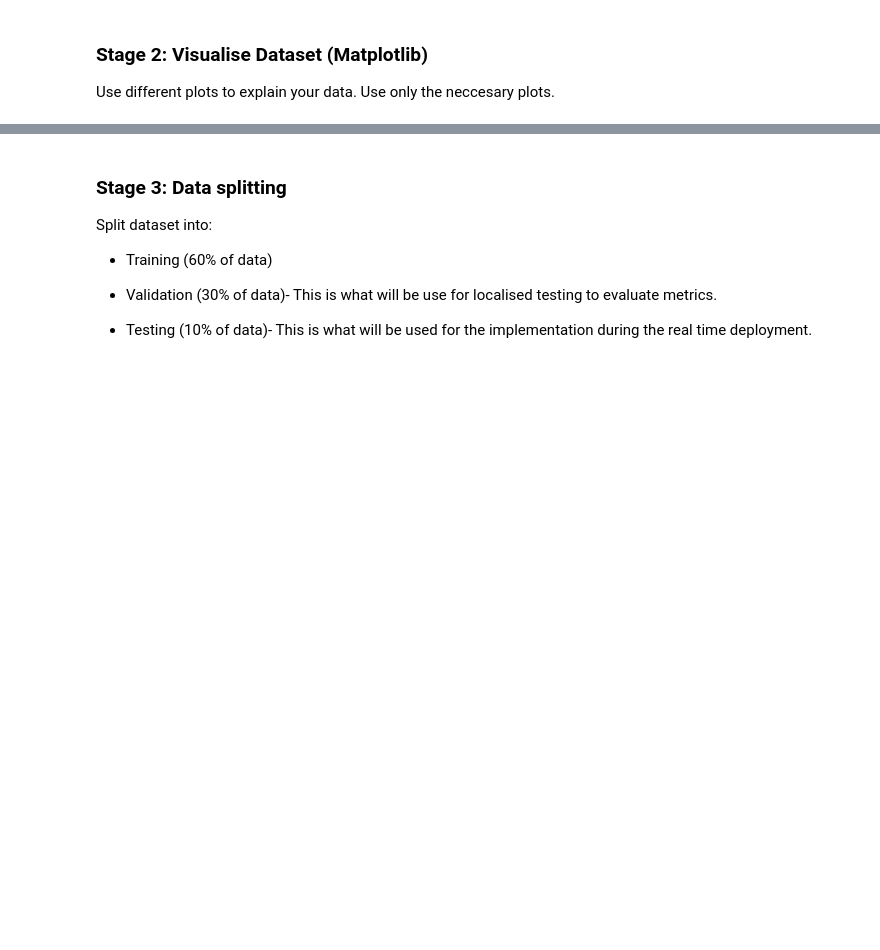
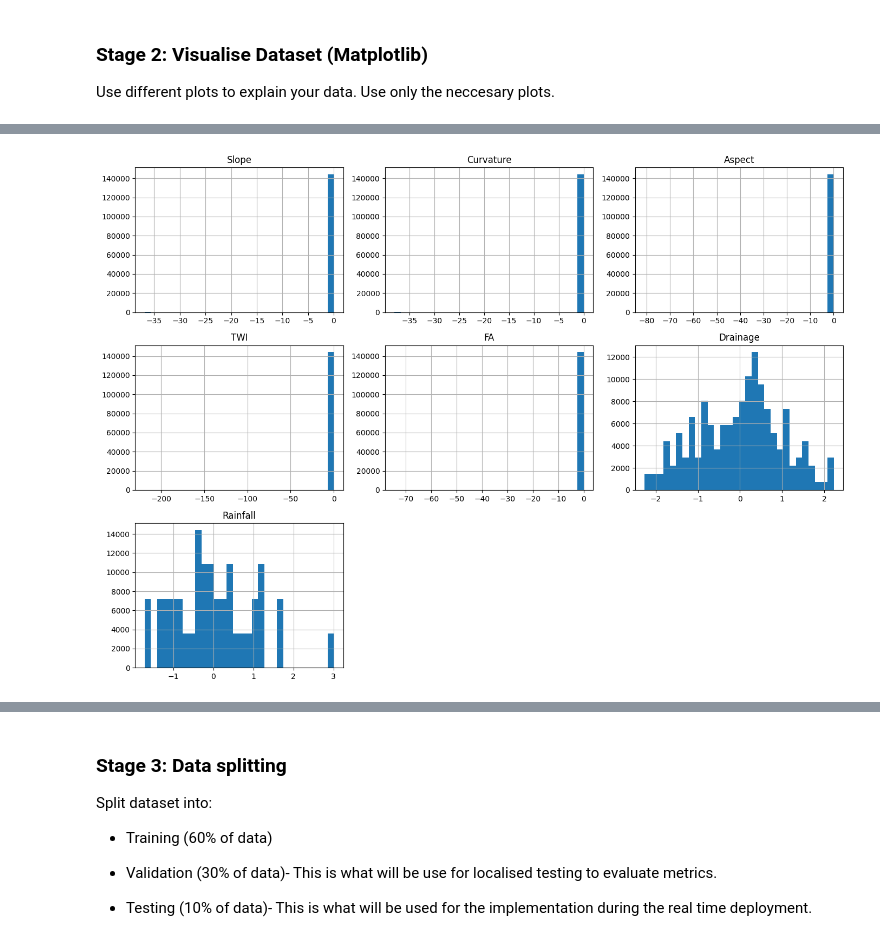
Before and after one commit to IamMishael06/Flood-Predictive-Model-School-project-yr-3-, a Jupyter notebook: notebook/model_flow.ipynb, the cells around one changed output, grey strips where cells are left out. Drawn from its saved outputs; the diff is of its cells as text; code cells hidden in the pictures; blank space fills up the shorter version.

```diff
--- a/notebook/model_flow.ipynb
+++ b/notebook/model_flow.ipynb
@@ -160,0 +188,7 @@ NameError: name 'Curvature' is not defined
+# %%
+features = ['Slope', 'Curvature', 'Aspect', 'TWI', 'FA', 'Drainage', 'Rainfall']
+df[features].hist(figsize=(14, 10), bins=30)
+plt.tight_layout()
+plt.show()
+# %% [output]
+[figure, added]
```
Also changed, not shown: parts of 13 cells of this notebook.
